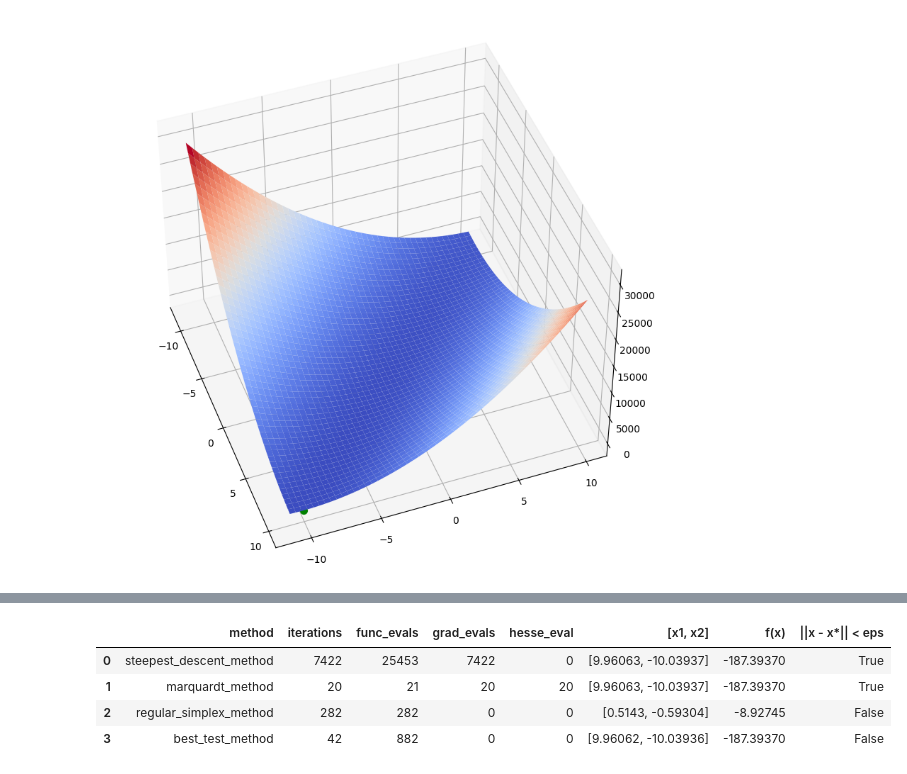
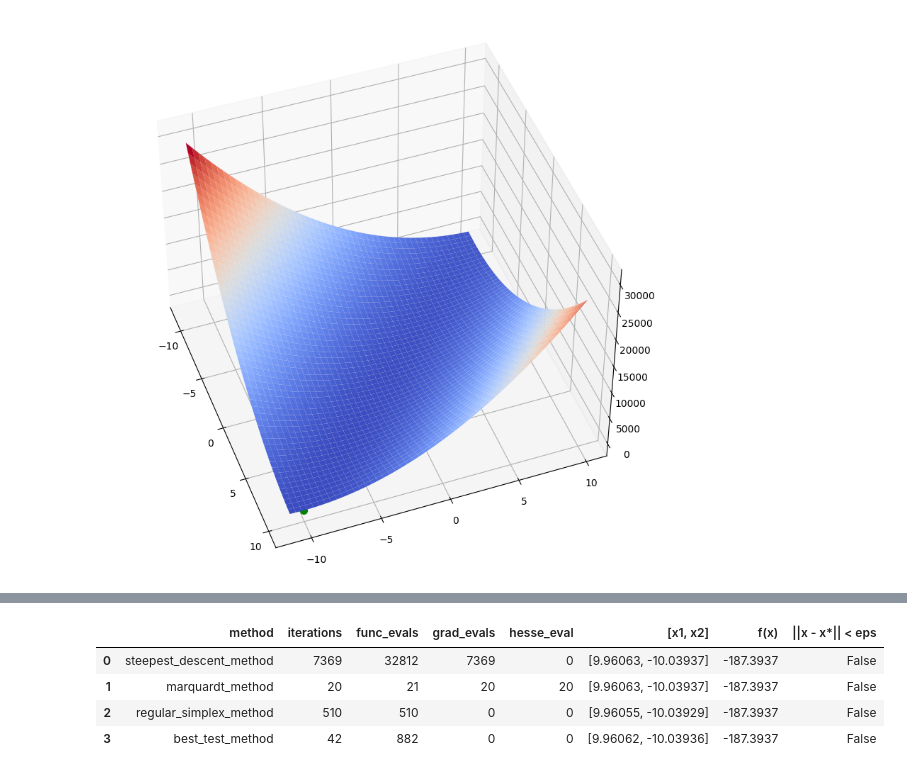
Before and after one commit to WhyNotKo/optimization, a Jupyter notebook: lab2.ipynb, the cells around one changed output, grey strips where cells are left out. Saved outputs shown, nothing was run; the diff lists cells and outputs as text; code cells hidden in the pictures.

```diff
--- a/lab2.ipynb
+++ b/lab2.ipynb
@@ -91,7 +91,7 @@ def hesse_f(x, inv=False):
     else:
         return np.linalg.inv(hessian)
 # %%
-x0 = np.array([0, 0])
+x0 = np.array([1, -1])
 tol = 1e-5
 # %%
 res = minimize(f, x0, method='Nelder-Mead',
@@ -267,7 +267,7 @@ def simplex_reduction(simplex, delta):
         simplex[i] = simplex[0] + delta * (simplex[i] - simplex[0])
     return simplex
 # %%
-def regular_simplex_method(func, x, length, eps, delta=0.85,
+def regular_simplex_method(func, x, length, eps, delta=0.5,
                            n=2, max_iter=100_000, callback=None,
                           print_info=False):
 
@@ -393,20 +392,21 @@ Text(0.5, 1.0, 'best_test_method')
 # %%
+# tol = 1e-5
 results = {
     'method': ['steepest_descent_method', 'marquardt_method', 'regular_simplex_method', 'best_test_method'],
     'iterations': [sdk, mk, rsk, btk],
-    'func_evals': [sdk + 18031, mk + 1, rsk, 21*btk],
+    'func_evals': [sdk + 25443, mk + 1, rsk, 21*btk],
     'grad_evals': [sdk, mk, 0, 0],
     'hesse_eval': [0, mk, 0, 0],
     '[x1, x2]': [np.round(sdx, 5), np.round(mx, 5), np.round(rsx, 5), np.round(btx, 5)],
     'f(x)': [np.round(f(sdx), 5), np.round(f(mx), 5), np.round(f(rsx), 5), np.round(f(btx), 5)],
     '||x - x*|| < eps': [np.linalg.norm(sdx - res.x) < tol, np.linalg.norm(mx - res.x) < tol,
                         np.linalg.norm(rsx - res.x) < tol, np.linalg.norm(btx - res.x)  < tol]
 
 }
 pd.DataFrame(results)
 # %% [output]
 |  | method | iterations | func_evals | grad_evals | hesse_eval | [x1, x2] | f(x) | ||x - x*|| < eps |
-| 0 | steepest_descent_method | 7422 | 25453 | 7422 | 0 | [9.96063, -10.03937] | -187.39370 | True |
-| 1 | marquardt_method | 20 | 21 | 20 | 20 | [9.96063, -10.03937] | -187.39370 | True |
-| 2 | regular_simplex_method | 282 | 282 | 0 | 0 | [0.5143, -0.59304] | -8.92745 | False |
-| 3 | best_test_method | 42 | 882 | 0 | 0 | [9.96062, -10.03936] | -187.39370 | False |
+| 0 | steepest_descent_method | 7369 | 32812 | 7369 | 0 | [9.96063, -10.03937] | -187.3937 | False |
+| 1 | marquardt_method | 20 | 21 | 20 | 20 | [9.96063, -10.03937] | -187.3937 | False |
+| 2 | regular_simplex_method | 510 | 510 | 0 | 0 | [9.96055, -10.03929] | -187.3937 | False |
+| 3 | best_test_method | 42 | 882 | 0 | 0 | [9.96062, -10.03936] | -187.3937 | False |
```
Also changed, not shown: parts of 8 cells of this notebook.
